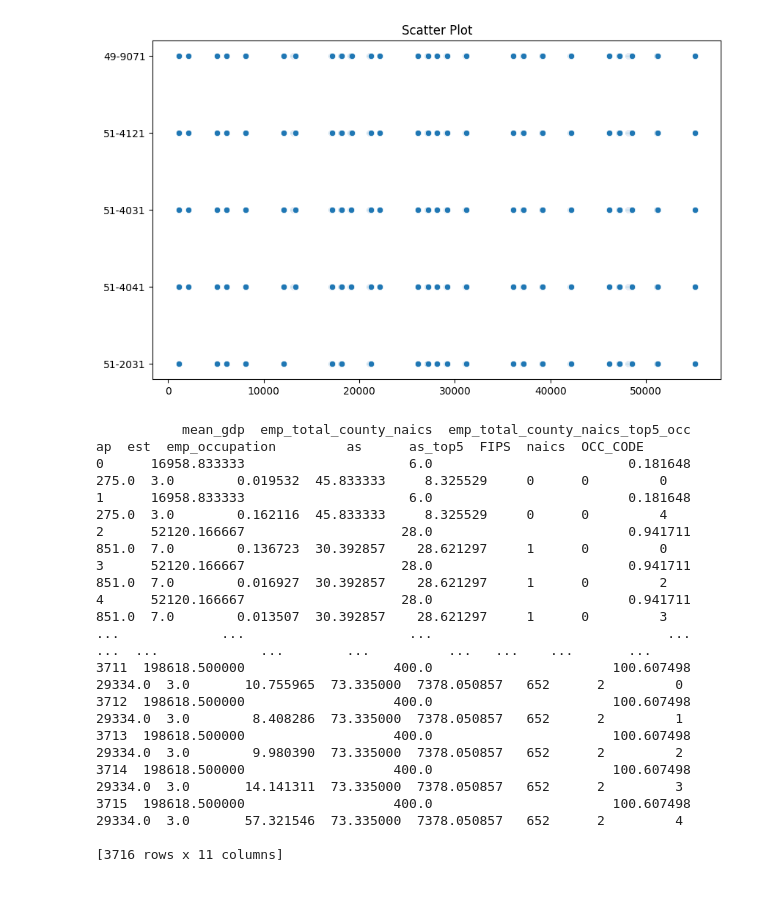
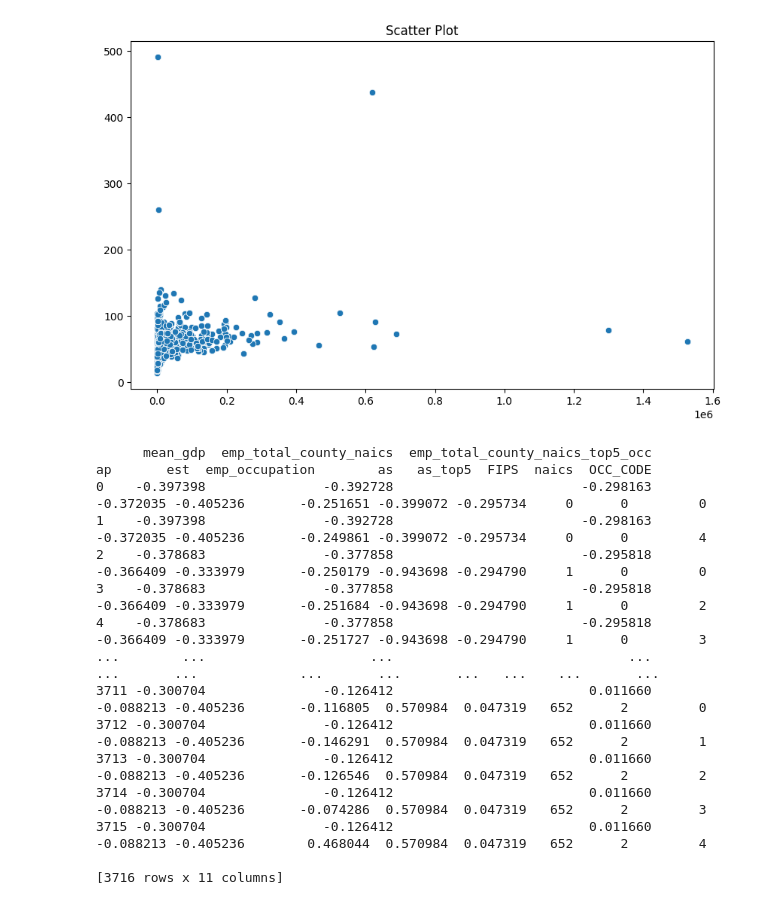
Before and after one commit to bogdankrenz/data_mining_SO2024, a Jupyter notebook: notebooks/clustering.ipynb, the cells around one changed output. Cells and saved outputs as stored; diff of their text form; code cells hidden in the pictures.

Commit message:
Normalized and standardized the data

```diff
--- a/notebooks/clustering.ipynb
+++ b/notebooks/clustering.ipynb
@@ -17,17 +17,6 @@ with open("../data/processed/masterFrame.pkl", "rb") as file:
     master_df = pickle.load(file)
 
 master_df = master_df.drop(columns=["ap_nf"])
-
-features = [
-    "mean_gdp",
-    "emp_total_county_naics",
-    "emp_total_county_naics_top5_occ",
-    "ap",
-    "est",
-    "emp_occupation",
-    "as",
-    "as_top5",
-]
 
 # Handle missing values
 imputer = SimpleImputer(strategy="mean")
@@ -43,55 +32,62 @@ master_df_clean["naics"] = master_df["naics"].astype(str)
 master_df_clean["OCC_CODE"] = master_df["OCC_CODE"].astype(str)
 
 le = LabelEncoder()
-
-master_df_clean["FIPS"] = le.fit_transform(master_df["FIPS"])
-master_df_clean["naics"] = le.fit_transform(master_df["naics"])
-master_df_clean["OCC_CODE"] = le.fit_transform(master_df["OCC_CODE"])
-
+min_max_scaler = MinMaxScaler()
+standard_scaler = StandardScaler()
 
 plt.figure(figsize=(10, 6))
 sns.scatterplot(
     data=master_df_clean,
-    x=master_df["FIPS"],
-    y=master_df["OCC_CODE"],
+    x=master_df["ap"],
+    y=master_df["as"],
 )
 plt.title('Scatter Plot')
 plt.xlabel('');
 plt.ylabel('');
 plt.show()
 
+numerical_columns = master_df_clean.select_dtypes(include=["float64", "int64"]).columns
+
+
 all_features = [
     "FIPS",
     "naics",
-    #"OCC_CODE",
+    "OCC_CODE",
     "mean_gdp",
     "emp_total_county_naics",
     "emp_total_county_naics_top5_occ",
     "ap",
     "est",
     "emp_occupation",
     "as",
     "as_top5",
 ]
 
+master_df_clean[numerical_columns] = min_max_scaler.fit_transform(master_df_clean[numerical_columns])
+master_df_clean[numerical_columns] = standard_scaler.fit_transform(master_df_clean[numerical_columns])
+
+master_df_clean["FIPS"] = le.fit_transform(master_df["FIPS"])
+master_df_clean["naics"] = le.fit_transform(master_df["naics"])
+master_df_clean["OCC_CODE"] = le.fit_transform(master_df["OCC_CODE"])
+
 print(master_df_clean)
 
 # TODO: Elbow into clustering
 # TODO: EMP normal, as normal vs emp top2 & as top5 clustering (ohne occ nur fips/naics)
 # %% [output]
-[figure, old version]
+[figure, new version]
-           mean_gdp  emp_total_county_naics  emp_total_county_naics_top5_occ       ap  est  emp_occupation         as      as_top5  FIPS  naics  OCC_CODE
-0      16958.833333                     6.0                         0.181648    275.0  3.0        0.019532  45.833333     8.325529     0      0         0
-1      16958.833333                     6.0                         0.181648    275.0  3.0        0.162116  45.833333     8.325529     0      0         4
-2      52120.166667                    28.0                         0.941711    851.0  7.0        0.136723  30.392857    28.621297     1      0         0
-3      52120.166667                    28.0                         0.941711    851.0  7.0        0.016927  30.392857    28.621297     1      0         2
-4      52120.166667                    28.0                         0.941711    851.0  7.0        0.013507  30.392857    28.621297     1      0         3
-...             ...                     ...                              ...      ...  ...             ...        ...          ...   ...    ...       ...
-3711  198618.500000                   400.0                       100.607498  29334.0  3.0       10.755965  73.335000  7378.050857   652      2         0
-3712  198618.500000                   400.0                       100.607498  29334.0  3.0        8.408286  73.335000  7378.050857   652      2         1
-3713  198618.500000                   400.0                       100.607498  29334.0  3.0        9.980390  73.335000  7378.050857   652      2         2
-3714  198618.500000                   400.0                       100.607498  29334.0  3.0       14.141311  73.335000  7378.050857   652      2         3
-3715  198618.500000                   400.0                       100.607498  29334.0  3.0       57.321546  73.335000  7378.050857   652      2         4
+      mean_gdp  emp_total_county_naics  emp_total_county_naics_top5_occ        ap       est  emp_occupation        as   as_top5  FIPS  naics  OCC_CODE
+0    -0.397398               -0.392728                        -0.298163 -0.372035 -0.405236       -0.251651 -0.399072 -0.295734     0      0         0
+1    -0.397398               -0.392728                        -0.298163 -0.372035 -0.405236       -0.249861 -0.399072 -0.295734     0      0         4
+2    -0.378683               -0.377858                        -0.295818 -0.366409 -0.333979       -0.250179 -0.943698 -0.294790     1      0         0
+3    -0.378683               -0.377858                        -0.295818 -0.366409 -0.333979       -0.251684 -0.943698 -0.294790     1      0         2
+4    -0.378683               -0.377858                        -0.295818 -0.366409 -0.333979       -0.251727 -0.943698 -0.294790     1      0         3
+...        ...                     ...                              ...       ...       ...             ...       ...       ...   ...    ...       ...
+3711 -0.300704               -0.126412                         0.011660 -0.088213 -0.405236       -0.116805  0.570984  0.047319   652      2         0
+3712 -0.300704               -0.126412                         0.011660 -0.088213 -0.405236       -0.146291  0.570984  0.047319   652      2         1
+3713 -0.300704               -0.126412                         0.011660 -0.088213 -0.405236       -0.126546  0.570984  0.047319   652      2         2
+3714 -0.300704               -0.126412                         0.011660 -0.088213 -0.405236       -0.074286  0.570984  0.047319   652      2         3
+3715 -0.300704               -0.126412                         0.011660 -0.088213 -0.405236        0.468044  0.570984  0.047319   652      2         4
 
 [3716 rows x 11 columns]
 # %%
```
Also changed, not shown: parts of 5 cells of this notebook.
